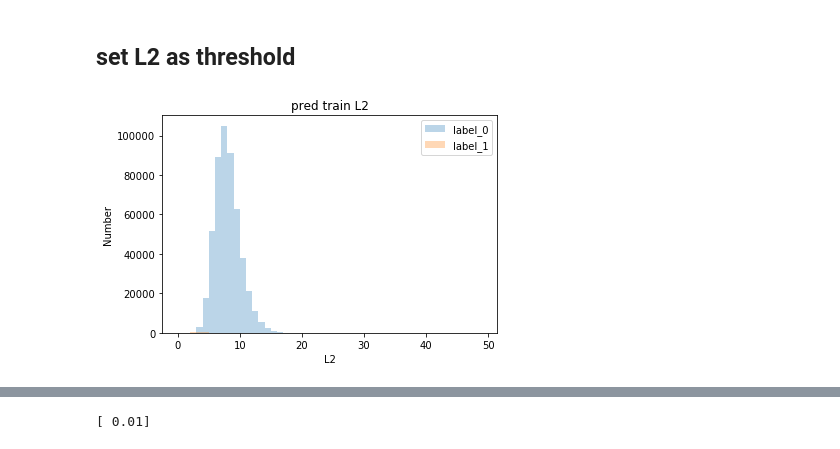
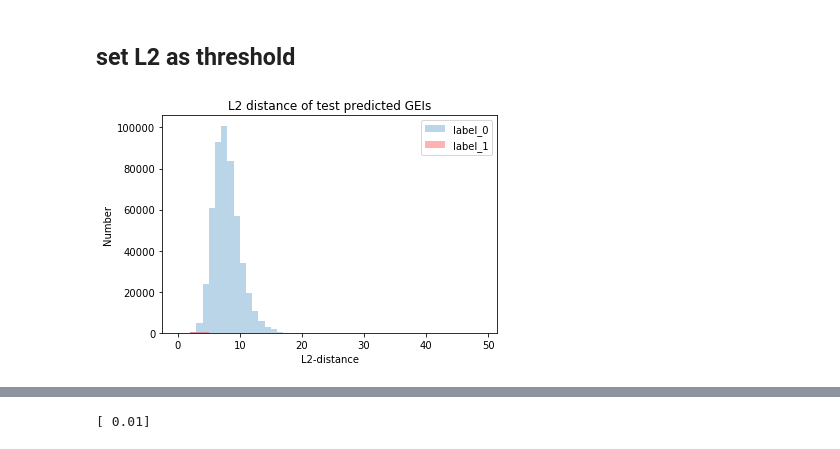
Before and after one commit to lc8631058/Gait_Recognition_using_Deep_Learning, a Jupyter notebook: OULP_ipynb/ITC - Test Recognition Accuracy - Verification_ROC.ipynb, the cells around one changed output, grey strips where cells are left out. Cells and saved outputs as stored; diff of their text form; code cells hidden in the pictures.

```diff
--- a/OULP_ipynb/ITC - Test Recognition Accuracy - Verification_ROC.ipynb
+++ b/OULP_ipynb/ITC - Test Recognition Accuracy - Verification_ROC.ipynb
@@ -37,18 +48,33 @@ with open('../gait_data/OULP_GEI/GEI64x64_5f-full_3_Seq01', 'wb') as f:
 gallery_full = np.load(open(r'../gait_data/OULP_GEI/GEI64x64_full_Seq00', mode='rb'))
 probe_full = np.load(open(r'../gait_data/OULP_GEI/GEI64x64_full_Seq01', mode='rb'))
 
-gallery_5f = np.load(open(r'../gait_data/OULP_GEI/GEI64x64_5f_Seq00', mode='rb'))
-probe_5f = np.load(open(r'../gait_data/OULP_GEI/GEI64x64_5f_Seq01', mode='rb'))
+gallery_1f_1 = np.load(open(r'../gait_data/OULP_GEI/Test_GEI64x64_1f-full_1_Seq00', mode='rb'))
+probe_1f_1 = np.load(open(r'../gait_data/OULP_GEI/Test_GEI64x64_1f-full_1_Seq01', mode='rb'))
 
-gallery_5f_2 = np.load(open(r'../gait_data/OULP_GEI/GEI64x64_5f_2_Seq00', mode='rb'))
-probe_5f_2 = np.load(open(r'../gait_data/OULP_GEI/GEI64x64_5f_2_Seq01', mode='rb'))
+gallery_1f_2 = np.load(open(r'../gait_data/OULP_GEI/Test_GEI64x64_1f-full_2_Seq00', mode='rb'))
+probe_1f_2 = np.load(open(r'../gait_data/OULP_GEI/Test_GEI64x64_1f-full_2_Seq01', mode='rb'))
 
-gallery_5f_3 = np.load(open(r'../gait_data/OULP_GEI/GEI64x64_5f_3_Seq00', mode='rb'))
-probe_5f_3 = np.load(open(r'../gait_data/OULP_GEI/GEI64x64_5f_3_Seq01', mode='rb'))
+gallery_1f_3 = np.load(open(r'../gait_data/OULP_GEI/Test_GEI64x64_1f-full_3_Seq00', mode='rb'))
+probe_1f_3 = np.load(open(r'../gait_data/OULP_GEI/Test_GEI64x64_1f-full_3_Seq01', mode='rb'))
 
-pred_gallery_full = np.load(open(r'../gait_data/OULP_GEI/GEI64x64_5f-full_Seq00', mode='rb'))
-pred_probe_full = np.load(open(r'../gait_data/OULP_GEI/GEI64x64_5f-full_Seq01', mode='rb'))
-pred_gallery_full_2 = np.load(open(r'../gait_data/OULP_GEI/GEI64x64_5f-full_2_Seq00', mode='rb'))
-pred_probe_full_2 = np.load(open(r'../gait_data/OULP_GEI/GEI64x64_5f-full_2_Seq01', mode='rb'))
-pred_gallery_full_3 = np.load(open(r'../gait_data/OULP_GEI/GEI64x64_5f-full_3_Seq00', mode='rb'))
-pred_probe_full_3 = np.load(open(r'../gait_data/OULP_GEI/GEI64x64_5f-full_3_Seq01', mode='rb'))
+gallery_1f_4 = np.load(open(r'../gait_data/OULP_GEI/Test_GEI64x64_1f-full_4_Seq00', mode='rb'))
+probe_1f_4 = np.load(open(r'../gait_data/OULP_GEI/Test_GEI64x64_1f-full_4_Seq01', mode='rb'))
+
+gallery_1f_5 = np.load(open(r'../gait_data/OULP_GEI/Test_GEI64x64_1f-full_5_Seq00', mode='rb'))
+probe_1f_5 = np.load(open(r'../gait_data/OULP_GEI/Test_GEI64x64_1f-full_5_Seq01', mode='rb'))
+
+gallery_1f_6 = np.load(open(r'../gait_data/OULP_GEI/Test_GEI64x64_1f-full_6_Seq00', mode='rb'))
+probe_1f_6 = np.load(open(r'../gait_data/OULP_GEI/Test_GEI64x64_1f-full_6_Seq01', mode='rb'))
+
+pred_gallery_full_1 = np.load(open(r'../gait_data/OULP_GEI/GEI64x64_1f-full_1_Seq00', mode='rb'))
+pred_probe_full_1 = np.load(open(r'../gait_data/OULP_GEI/GEI64x64_1f-full_1_Seq01', mode='rb'))
+pred_gallery_full_2 = np.load(open(r'../gait_data/OULP_GEI/GEI64x64_1f-full_2_Seq00', mode='rb'))
+pred_probe_full_2 = np.load(open(r'../gait_data/OULP_GEI/GEI64x64_1f-full_2_Seq01', mode='rb'))
+pred_gallery_full_3 = np.load(open(r'../gait_data/OULP_GEI/GEI64x64_1f-full_3_Seq00', mode='rb'))
+pred_probe_full_3 = np.load(open(r'../gait_data/OULP_GEI/GEI64x64_1f-full_3_Seq01', mode='rb'))
+pred_gallery_full_4 = np.load(open(r'../gait_data/OULP_GEI/GEI64x64_1f-full_4_Seq00', mode='rb'))
+pred_probe_full_4 = np.load(open(r'../gait_data/OULP_GEI/GEI64x64_1f-full_4_Seq01', mode='rb'))
+pred_gallery_full_5 = np.load(open(r'../gait_data/OULP_GEI/GEI64x64_1f-full_5_Seq00', mode='rb'))
+pred_probe_full_5 = np.load(open(r'../gait_data/OULP_GEI/GEI64x64_1f-full_5_Seq01', mode='rb'))
+pred_gallery_full_6 = np.load(open(r'../gait_data/OULP_GEI/GEI64x64_1f-full_6_Seq00', mode='rb'))
+pred_probe_full_6 = np.load(open(r'../gait_data/OULP_GEI/GEI64x64_1f-full_6_Seq01', mode='rb'))
@@ -348,18 +386,18 @@ label_pred = np.concatenate([label_1_Pred,label_0_Pred,label_1_test_Pred,label_0
 # %%
 L2_pred, label_pred = shuffle(L2_pred, label_pred)
 L2_pred_3bit = np.around(L2_pred, decimals=2)
 
 # Histgram
 bins = np.arange(50)
 
 plt.hist(np.concatenate([L2_0_Pred, L2_0_test_Pred],axis=0), bins=bins, alpha=0.3, label='label_0')
-plt.hist(np.concatenate([L2_1_Pred, L2_1_test_Pred],axis=0), bins=bins, alpha=0.3, label='label_1')
+plt.hist(np.concatenate([L2_1_Pred, L2_1_test_Pred],axis=0), bins=bins, alpha=0.3, label='label_1', color='red')
 # plt.hist(y_test, bins=bins, alpha=0.3, label='y_test')
-plt.title('pred train L2')
-plt.xlabel('L2')
+plt.title('L2 distance of test predicted GEIs')
+plt.xlabel('L2-distance')
 plt.ylabel('Number')
 plt.legend(loc='upper right')
 
 plt.show()
 # %% [output]
-[figure, old version]
+[figure, new version]
```
Also changed, not shown: parts of 19 cells of this notebook.
